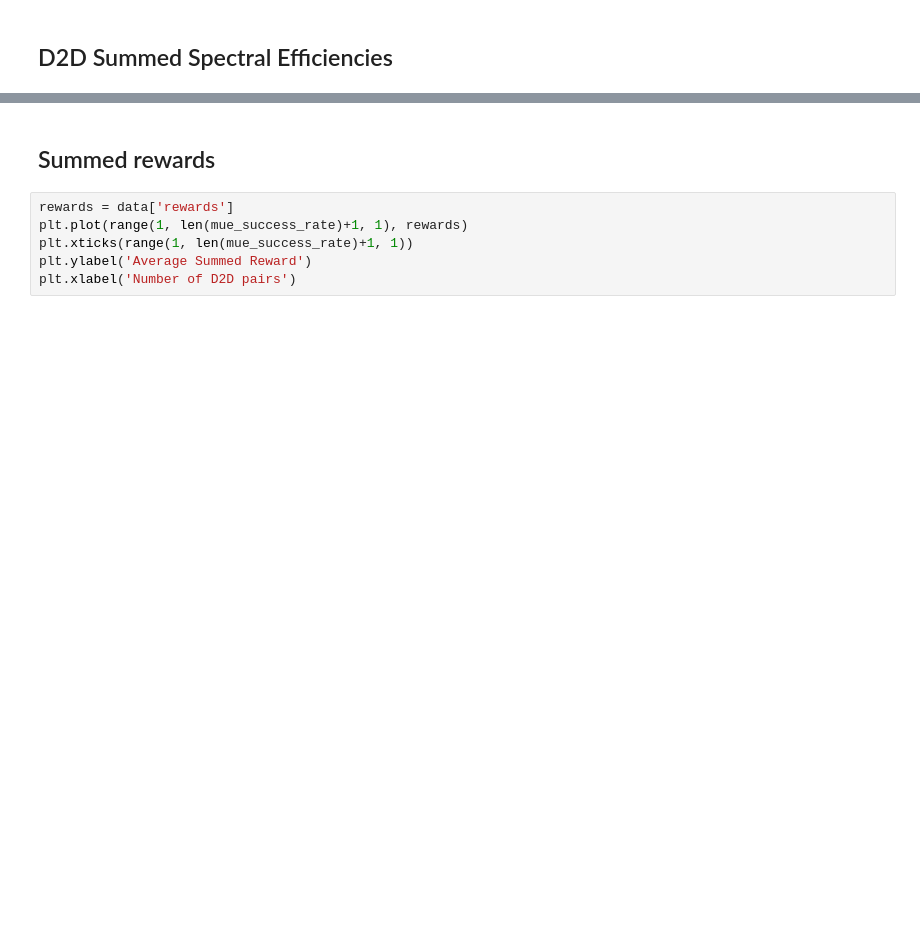
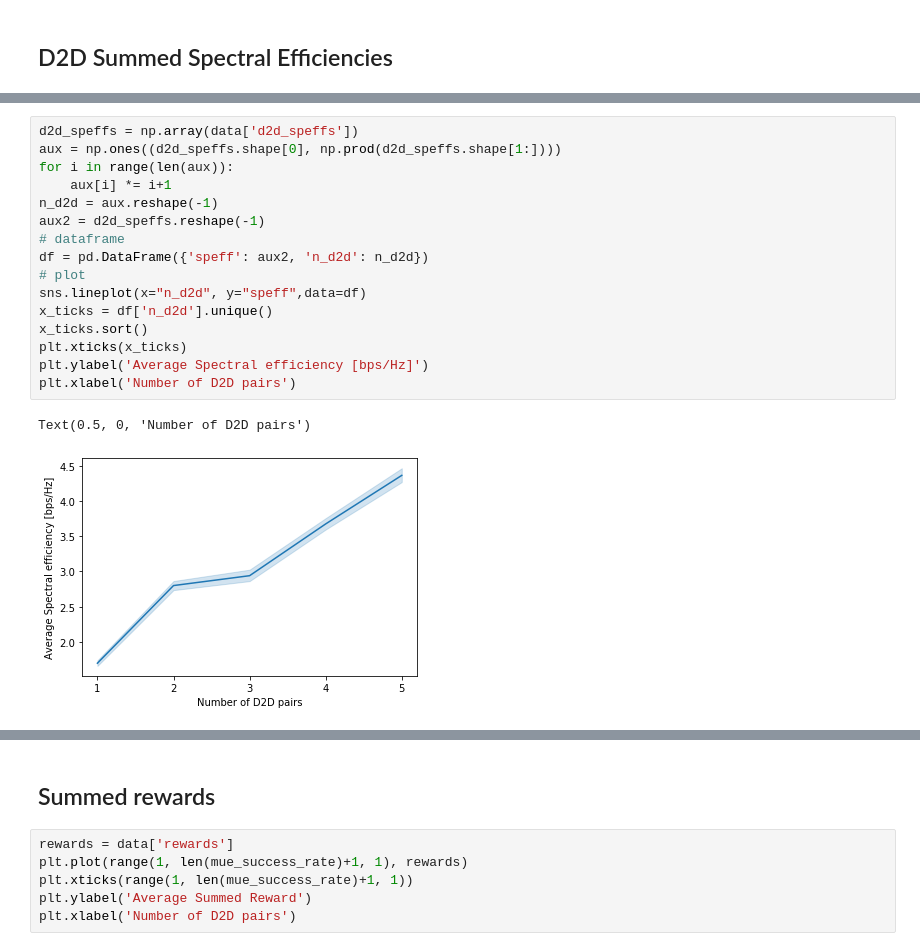
Before and after one commit to lbaiao/sys-simulator-2, a Jupyter notebook: notebooks/nb5.ipynb, the cells around one changed output, grey strips where cells are left out. Saved outputs shown, nothing was run; the diff lists cells and outputs as text; blank space fills up the shorter version.

```diff
--- a/notebooks/nb5.ipynb
+++ b/notebooks/nb5.ipynb
@@ -158,0 +91,19 @@ Text(0.5, 0, 'Number of D2D pairs')
+# %%
+d2d_speffs = np.array(data['d2d_speffs'])
+aux = np.ones((d2d_speffs.shape[0], np.prod(d2d_speffs.shape[1:])))
+for i in range(len(aux)):
+    aux[i] *= i+1
+n_d2d = aux.reshape(-1)
+aux2 = d2d_speffs.reshape(-1)
+# dataframe
+df = pd.DataFrame({'speff': aux2, 'n_d2d': n_d2d})
+# plot
+sns.lineplot(x="n_d2d", y="speff",data=df)
+x_ticks = df['n_d2d'].unique()
+x_ticks.sort()
+plt.xticks(x_ticks)
+plt.ylabel('Average Spectral efficiency [bps/Hz]')
+plt.xlabel('Number of D2D pairs')
+# %% [output]
+Text(0.5, 0, 'Number of D2D pairs')
+[figure, added]
```
Also changed, not shown: parts of 16 cells of this notebook, 10 other files.
